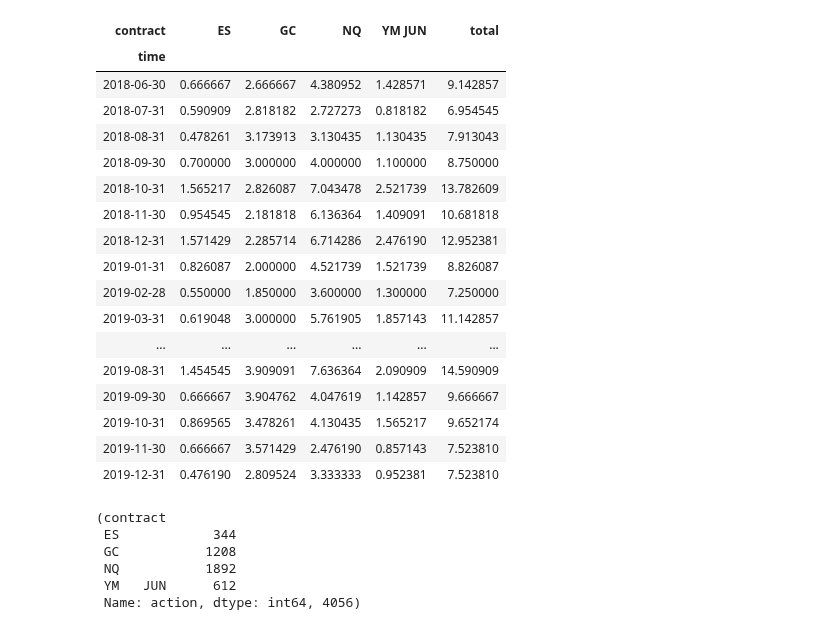
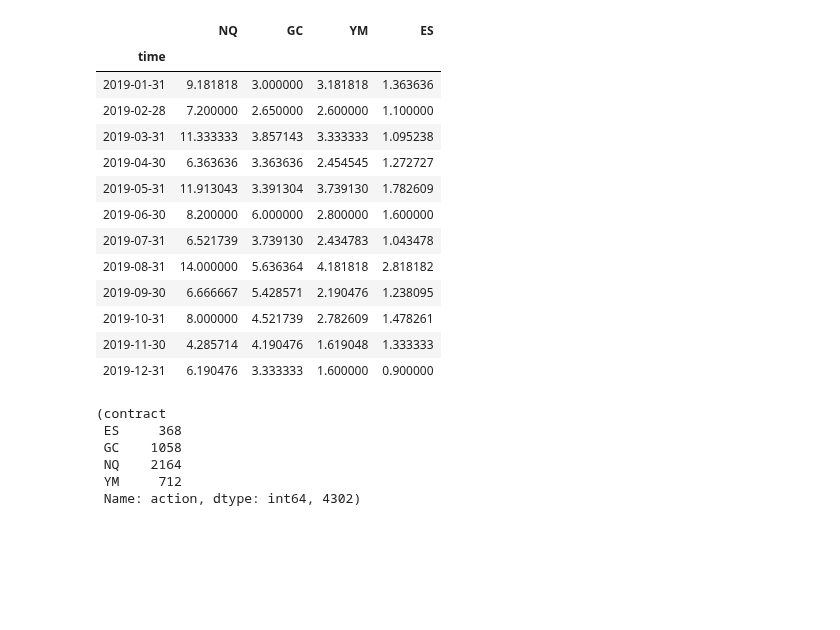
Before and after one commit to t1user/haymaker, a Jupyter notebook: notebooks/41_backtest_analyzer.ipynb, the cells around one changed output. Cells and saved outputs as stored; diff of their text form; code cells hidden in the pictures; blank space fills up the shorter version.

```diff
--- a/notebooks/41_backtest_analyzer.ipynb
+++ b/notebooks/41_backtest_analyzer.ipynb
@@ -8,8 +9,8 @@ from pyfolio.timeseries import perf_stats
 %matplotlib inline
 # %%
-cash = 200000
+cash = 80000
 # %%
-df = pd.read_csv('/home/tomek/ib_tools/backtests/backtest_2020-06-29_09-32_20180601_20191231.csv')
+df = pd.read_csv('/home/tomek/ib_tools/backtests/backtest_2020-07-03_14-49_20190101_20191231.csv')
 del df['sys_time']
 del df['exec_ids']
 try:
@@ -21,3 +22,10 @@ df['time'] = pd.to_datetime(df['time'])
 df.set_index('time', inplace=True)
 df['cash'] = df.realizedPNL.cumsum() + cash
 df['contract'] = df['contract'].apply(lambda x: x[:-2])
+micro_contracts = df[df.contract.str.startswith('M')]
+macro_contracts = df[~df.contract.str.startswith('M')]
+micro_contracts['amount'] /= 10
+df = pd.concat([macro_contracts, micro_contracts]).sort_index()
+df.contract = df.contract.str.strip('M')
+df['contract'] = df['contract'].apply(lambda x: x[:2])
+df.contract = df.contract.str.strip()
@@ -60,37 +54,37 @@ by_contract = pd.pivot_table(df, values='realizedPNL', index=df.index, columns=[
 by_contract['total'] = by_contract.sum(axis=1)
 # %%
-# monthly average number of transactions
-by_contract.resample('B').count().resample('M').mean()
+#monthly average number of transactions
+daily_count = df.groupby('contract').action.resample('B').count()
+zero_index = set(daily_count.index.get_level_values(0))
+monthly_count = daily_count.groupby('contract').resample('M', level=1).mean()
+average_monthly_contracts = pd.DataFrame({contract: monthly_count[contract] for contract in zero_index})
+average_monthly_contracts
 # %% [output]
-| contract | ES | GC | NQ | YM JUN | total |
-| time |  |  |  |  |  |
-| 2018-06-30 | 0.666667 | 2.666667 | 4.380952 | 1.428571 | 9.142857 |
-| 2018-07-31 | 0.590909 | 2.818182 | 2.727273 | 0.818182 | 6.954545 |
-| 2018-08-31 | 0.478261 | 3.173913 | 3.130435 | 1.130435 | 7.913043 |
-| 2018-09-30 | 0.700000 | 3.000000 | 4.000000 | 1.100000 | 8.750000 |
-| 2018-10-31 | 1.565217 | 2.826087 | 7.043478 | 2.521739 | 13.782609 |
-| 2018-11-30 | 0.954545 | 2.181818 | 6.136364 | 1.409091 | 10.681818 |
-| 2018-12-31 | 1.571429 | 2.285714 | 6.714286 | 2.476190 | 12.952381 |
-| 2019-01-31 | 0.826087 | 2.000000 | 4.521739 | 1.521739 | 8.826087 |
-| 2019-02-28 | 0.550000 | 1.850000 | 3.600000 | 1.300000 | 7.250000 |
-| 2019-03-31 | 0.619048 | 3.000000 | 5.761905 | 1.857143 | 11.142857 |
-| ... | ... | ... | ... | ... | ... |
-| 2019-08-31 | 1.454545 | 3.909091 | 7.636364 | 2.090909 | 14.590909 |
-| 2019-09-30 | 0.666667 | 3.904762 | 4.047619 | 1.142857 | 9.666667 |
-| 2019-10-31 | 0.869565 | 3.478261 | 4.130435 | 1.565217 | 9.652174 |
-| 2019-11-30 | 0.666667 | 3.571429 | 2.476190 | 0.857143 | 7.523810 |
-| 2019-12-31 | 0.476190 | 2.809524 | 3.333333 | 0.952381 | 7.523810 |
+|  | NQ | GC | YM | ES |
+| time |  |  |  |  |
+| 2019-01-31 | 9.181818 | 3.000000 | 3.181818 | 1.363636 |
+| 2019-02-28 | 7.200000 | 2.650000 | 2.600000 | 1.100000 |
+| 2019-03-31 | 11.333333 | 3.857143 | 3.333333 | 1.095238 |
+| 2019-04-30 | 6.363636 | 3.363636 | 2.454545 | 1.272727 |
+| 2019-05-31 | 11.913043 | 3.391304 | 3.739130 | 1.782609 |
+| 2019-06-30 | 8.200000 | 6.000000 | 2.800000 | 1.600000 |
+| 2019-07-31 | 6.521739 | 3.739130 | 2.434783 | 1.043478 |
+| 2019-08-31 | 14.000000 | 5.636364 | 4.181818 | 2.818182 |
+| 2019-09-30 | 6.666667 | 5.428571 | 2.190476 | 1.238095 |
+| 2019-10-31 | 8.000000 | 4.521739 | 2.782609 | 1.478261 |
+| 2019-11-30 | 4.285714 | 4.190476 | 1.619048 | 1.333333 |
+| 2019-12-31 | 6.190476 | 3.333333 | 1.600000 | 0.900000 |
 # %%
 # number of trades
 trades = df.groupby('contract').action.count()
 trades, trades.sum()
 # %% [output]
 (contract
- ES            344
- GC           1208
- NQ           1892
- YM   JUN      612
- Name: action, dtype: int64, 4056)
+ ES     368
+ GC    1058
+ NQ    2164
+ YM     712
+ Name: action, dtype: int64, 4302)
 # %%
 # trades per day
 days = len(by_contract.resample('B').count().index)
```
Also changed, not shown: parts of 33 cells of this notebook, 13 other files.
